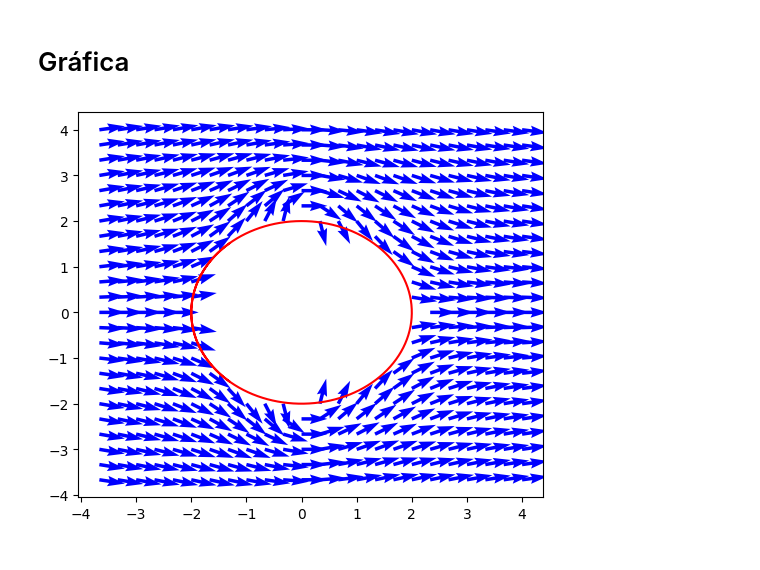
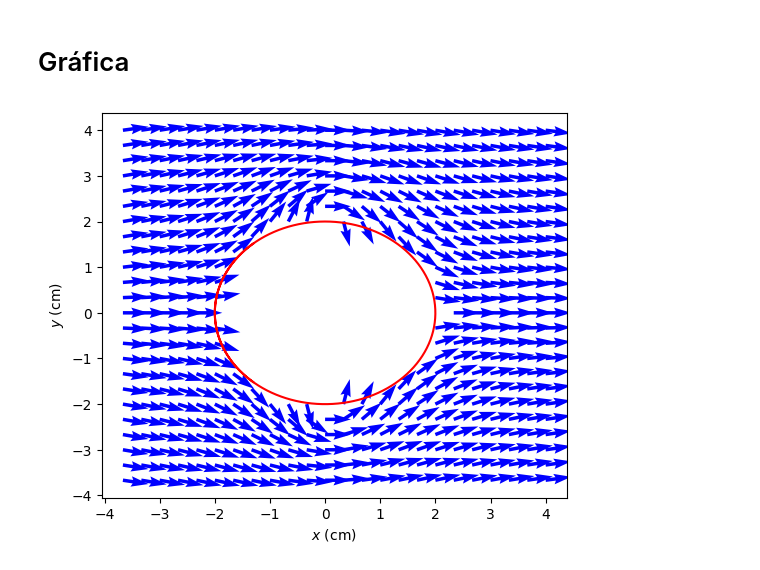
Before and after one commit to BySeru/Metodos1_SeruLopez_SergioMontoya, a Jupyter notebook: Taller 2/2_ProblemaAplicacion.ipynb, the cells around one changed output. Drawn from its saved outputs; the diff is of its cells as text; code cells hidden in the pictures.

```diff
--- a/Taller 2/2_ProblemaAplicacion.ipynb
+++ b/Taller 2/2_ProblemaAplicacion.ipynb
@@ -38,13 +38,15 @@ for i in range(1,len(x)):
 # %%
 fig = plt.figure(figsize=(6,5))
 ax = fig.add_subplot(1,1,1)
+ax.set_xlabel("$\it{x}$ (cm)")
+ax.set_ylabel("$\it{y}$ (cm)")
 
 ax.plot(2*np.cos(np.linspace(-4,4,1000)), 2*np.sin(np.linspace(-4,4,1000)),color='r')
 
 for i in range(1,len(x)):
     for j in range(1,len(x)):
         ax.quiver(x[i],y[j],Ex[i,j],Ey[i,j],color='b')
 
 plt.show()
 # %% [output]
-[figure, old version]
+[figure, new version]
```
